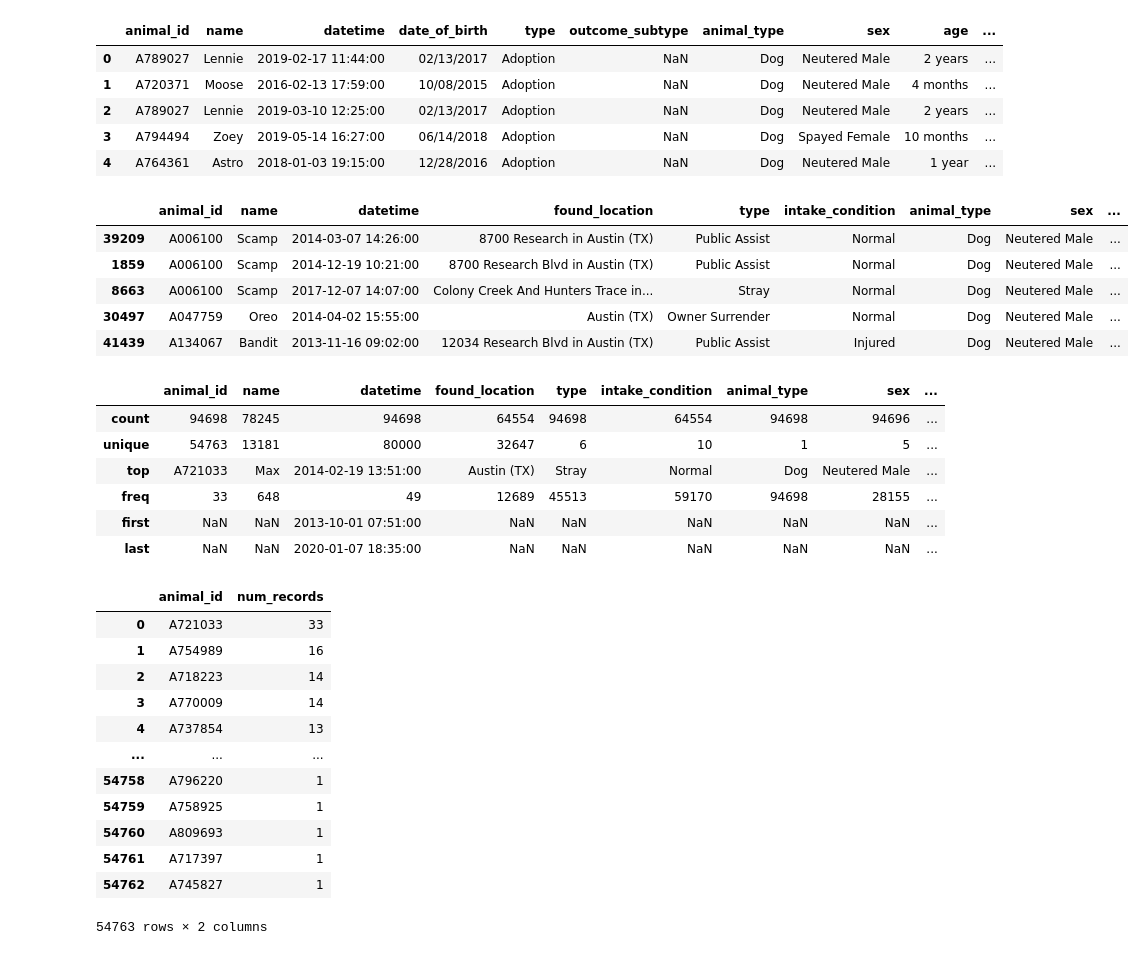
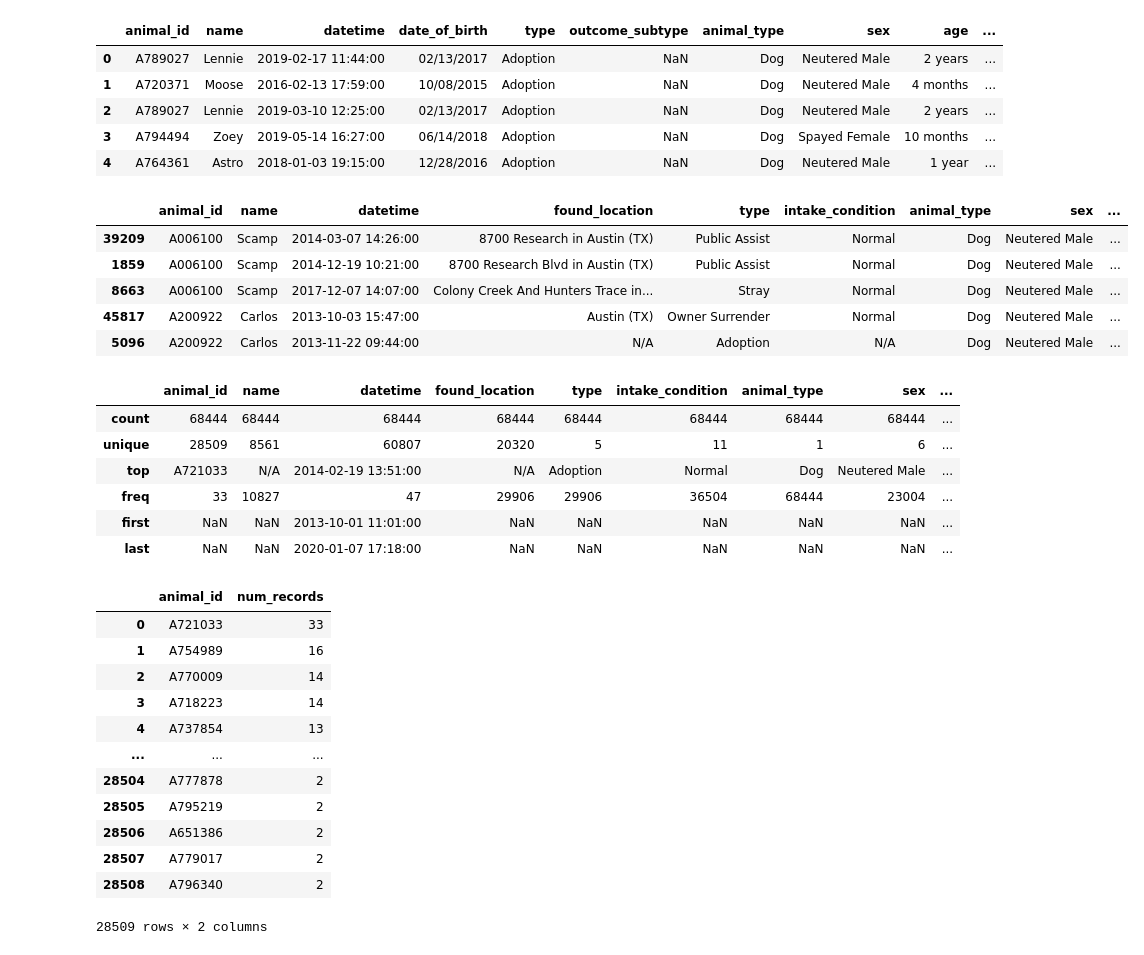
Before and after one commit to edhaarmanniv/Animal-Shelter-Project, a Jupyter notebook: master.ipynb, the cells around one changed output. Drawn from its saved outputs; the diff is of its cells as text; code cells hidden in the pictures.

```diff
--- a/master.ipynb
+++ b/master.ipynb
@@ -57,31 +57,33 @@ dog_outcomes_df.head(5)
 | 3 | A794494 | Zoey | 2019-05-14 16:27:00 | 06/14/2018 | Adoption | NaN | Dog | Spayed Female | 10 months | ... |
 | 4 | A764361 | Astro | 2018-01-03 19:15:00 | 12/28/2016 | Adoption | NaN | Dog | Neutered Male | 1 year | ... |
 # %%
-dog_concat_df = \
-    pd\
+dog_concat_df = pd\
     .concat([dog_intakes_df, dog_outcomes_df], sort=False)\
     .sort_values(by=["animal_id", "datetime"])\
+     [lambda df: df.duplicated(["animal_id"],keep=False)]\
+    .fillna("N/A")
+# dog_concat_df[dog_concat_df["animal_id"] == "A047759"]
 
-# dog_concat_df = dog_concat_df[dog_concat_df["Animal ID"] == "A754989"]
-dog_concat_df.head(5)
+
+dog_concat_df.head()
 # %% [output]
 |  | animal_id | name | datetime | found_location | type | intake_condition | animal_type | sex | ... |
 | 39209 | A006100 | Scamp | 2014-03-07 14:26:00 | 8700 Research in Austin (TX) | Public Assist | Normal | Dog | Neutered Male | ... |
 | 1859 | A006100 | Scamp | 2014-12-19 10:21:00 | 8700 Research Blvd in Austin (TX) | Public Assist | Normal | Dog | Neutered Male | ... |
 | 8663 | A006100 | Scamp | 2017-12-07 14:07:00 | Colony Creek And Hunters Trace in... | Stray | Normal | Dog | Neutered Male | ... |
-| 30497 | A047759 | Oreo | 2014-04-02 15:55:00 | Austin (TX) | Owner Surrender | Normal | Dog | Neutered Male | ... |
-| 41439 | A134067 | Bandit | 2013-11-16 09:02:00 | 12034 Research Blvd in Austin (TX) | Public Assist | Injured | Dog | Neutered Male | ... |
+| 45817 | A200922 | Carlos | 2013-10-03 15:47:00 | Austin (TX) | Owner Surrender | Normal | Dog | Neutered Male | ... |
+| 5096 | A200922 | Carlos | 2013-11-22 09:44:00 | N/A | Adoption | N/A | Dog | Neutered Male | ... |
 # %%
 describe_df = dog_concat_df.describe()
 describe_df
 # %% [output]
 |  | animal_id | name | datetime | found_location | type | intake_condition | animal_type | sex | ... |
-| count | 94698 | 78245 | 94698 | 64554 | 94698 | 64554 | 94698 | 94696 | ... |
-| unique | 54763 | 13181 | 80000 | 32647 | 6 | 10 | 1 | 5 | ... |
-| top | A721033 | Max | 2014-02-19 13:51:00 | Austin (TX) | Stray | Normal | Dog | Neutered Male | ... |
-| freq | 33 | 648 | 49 | 12689 | 45513 | 59170 | 94698 | 28155 | ... |
-| first | NaN | NaN | 2013-10-01 07:51:00 | NaN | NaN | NaN | NaN | NaN | ... |
-| last | NaN | NaN | 2020-01-07 18:35:00 | NaN | NaN | NaN | NaN | NaN | ... |
+| count | 68444 | 68444 | 68444 | 68444 | 68444 | 68444 | 68444 | 68444 | ... |
+| unique | 28509 | 8561 | 60807 | 20320 | 5 | 11 | 1 | 6 | ... |
+| top | A721033 | N/A | 2014-02-19 13:51:00 | N/A | Adoption | Normal | Dog | Neutered Male | ... |
+| freq | 33 | 10827 | 47 | 29906 | 29906 | 36504 | 68444 | 23004 | ... |
+| first | NaN | NaN | 2013-10-01 11:01:00 | NaN | NaN | NaN | NaN | NaN | ... |
+| last | NaN | NaN | 2020-01-07 17:18:00 | NaN | NaN | NaN | NaN | NaN | ... |
 # %%
 # dog_concat_df.groupby(dog_concat_df["animal_id"], as_index=False).count()
 num_records_df = dog_concat_df["animal_id"]\
@@ -98,16 +100,16 @@ num_records_df
 |  | animal_id | num_records |
 | 0 | A721033 | 33 |
 | 1 | A754989 | 16 |
-| 2 | A718223 | 14 |
-| 3 | A770009 | 14 |
+| 2 | A770009 | 14 |
+| 3 | A718223 | 14 |
 | 4 | A737854 | 13 |
 | ... | ... | ... |
-| 54758 | A796220 | 1 |
-| 54759 | A758925 | 1 |
-| 54760 | A809693 | 1 |
-| 54761 | A717397 | 1 |
-| 54762 | A745827 | 1 |
+| 28504 | A777878 | 2 |
+| 28505 | A795219 | 2 |
+| 28506 | A651386 | 2 |
+| 28507 | A779017 | 2 |
+| 28508 | A796340 | 2 |
-54763 rows × 2 columns
+28509 rows × 2 columns
 # %%
 boomerang_df = pd.DataFrame(columns = ["animal_id", "num_records"])
 
```
Also changed, not shown: parts of 6 cells of this notebook.
